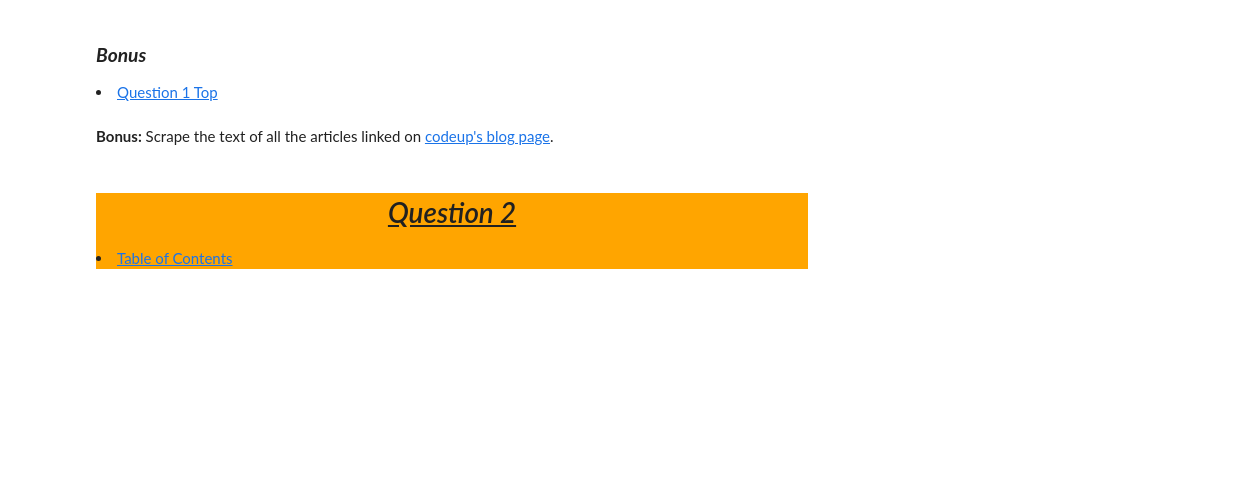
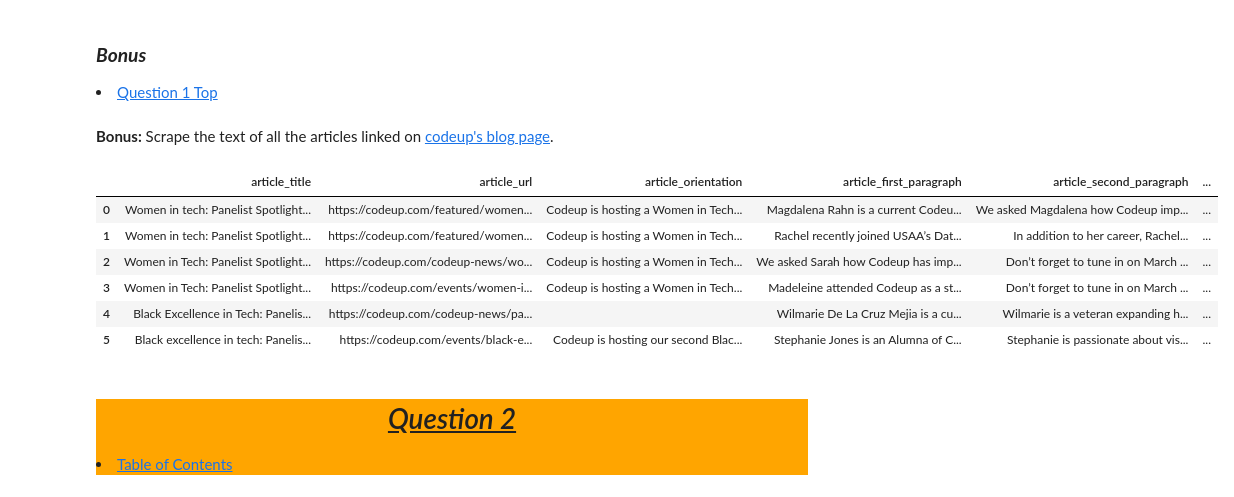
Before and after one commit to Jared-Wood135/natural-language-processing-exercises, a Jupyter notebook: acquire.ipynb, the cells around one changed output. Saved outputs shown, nothing was run; the diff lists cells and outputs as text; code cells hidden in the pictures; blank space fills up the shorter version.

```diff
--- a/acquire.ipynb
+++ b/acquire.ipynb
@@ -111,0 +125,9 @@ print(soup.find_all('div'))
+# %%
+# Entry into article content
+testurl = 'https://codeup.com/featured/women-in-tech-panelist-spotlight/'
+headers = {'User-Agent' : 'Codeup Data Science'}
+testresponse = get(testurl, headers=headers)
+testsoup = BeautifulSoup(testresponse.content, 'html.parser')
+# %%
+# Locate content that I want
+divs = testsoup.find_all('div', class_='entry-content')
@@ -112,3 +141,14 @@ print(soup.find_all('div'))
+# %%
+for div in divs:
+    paragraphs = div.find_all('p')
+    orientation_paragraph = paragraphs[0]
+    first_content_paragraph = paragraphs[3]
+    second_content_paragraph = paragraphs[4]
+    third_content_paragraph = paragraphs[5]
+    content_orientation = orientation_paragraph.text
+    first_paragraph = first_content_paragraph.text
+    second_paragraph = second_content_paragraph.text
+    third_paragraph = third_content_paragraph.text
 # %% [markdown]
 ---
 # %% [markdown]
@@ -122,3 +220,15 @@ print(soup.find_all('div'))
+# %%
+working = get_blog_articles()
+# %%
+pd.DataFrame(working)
+# %% [output]
+|  | article_title | article_url | article_orientation | article_first_paragraph | article_second_paragraph | ... |
+| 0 | Women in tech: Panelist Spotlight... | https://codeup.com/featured/women... | Codeup is hosting a Women in Tech... | Magdalena Rahn is a current Codeu... | We asked Magdalena how Codeup imp... | ... |
+| 1 | Women in tech: Panelist Spotlight... | https://codeup.com/featured/women... | Codeup is hosting a Women in Tech... | Rachel recently joined USAA’s Dat... | In addition to her career, Rachel... | ... |
+| 2 | Women in Tech: Panelist Spotlight... | https://codeup.com/codeup-news/wo... | Codeup is hosting a Women in Tech... | We asked Sarah how Codeup has imp... | Don’t forget to tune in on March ... | ... |
+| 3 | Women in Tech: Panelist Spotlight... | https://codeup.com/events/women-i... | Codeup is hosting a Women in Tech... | Madeleine attended Codeup as a st... | Don’t forget to tune in on March ... | ... |
+| 4 | Black Excellence in Tech: Panelis... | https://codeup.com/codeup-news/pa... |  | Wilmarie De La Cruz Mejia is a cu... | Wilmarie is a veteran expanding h... | ... |
+| 5 | Black excellence in tech: Panelis... | https://codeup.com/events/black-e... | Codeup is hosting our second Blac... | Stephanie Jones is an Alumna of C... | Stephanie is passionate about vis... | ... |
 # %% [markdown]
 <div style='background-color : orange'>
 <a id='q2'></a>
```
Also changed, not shown: parts of 15 cells of this notebook, 1 other file.
